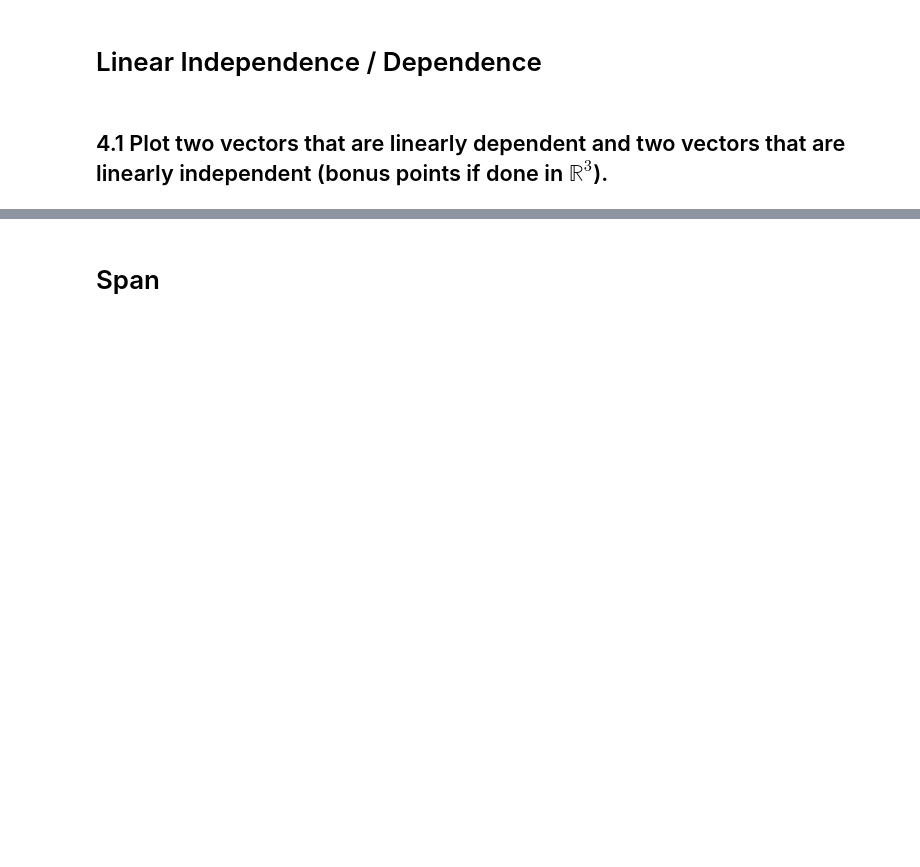
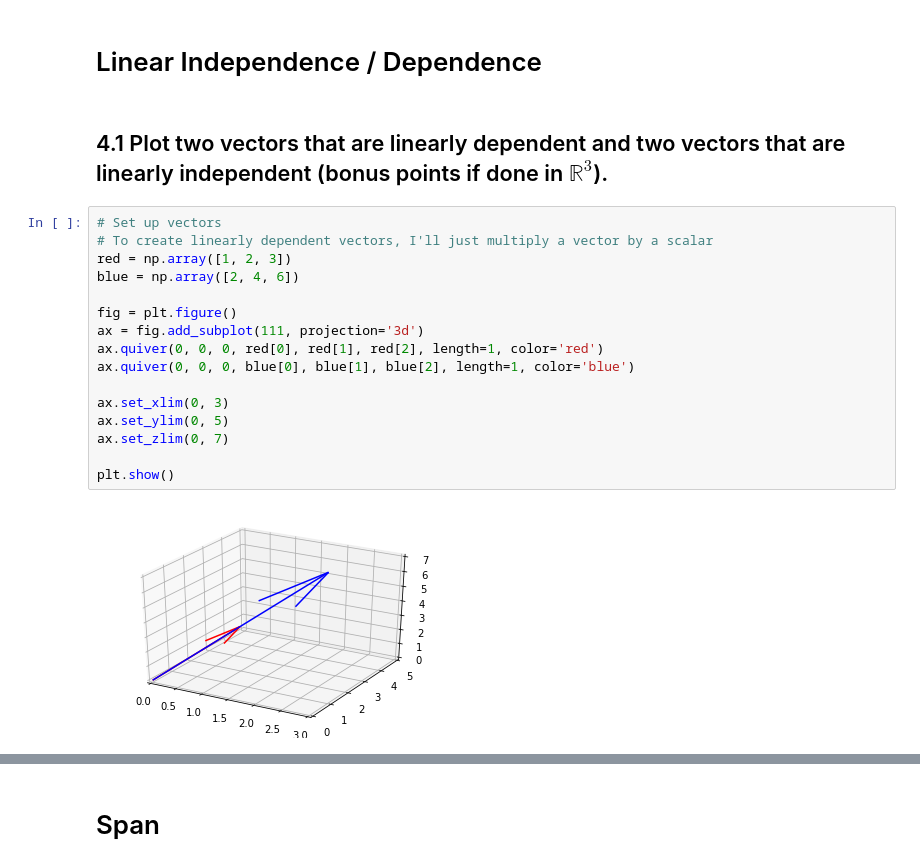
Before and after one commit to ericaburdett/DS-Unit-1-Sprint-3-Linear-Algebra, a Jupyter notebook: module2-intermediate-linear-algebra/132_Intermediate_Linear_Algebra_Assignment.ipynb, the cells around one changed output, grey strips where cells are left out. Cells and saved outputs as stored; diff of their text form; blank space fills up the shorter version.

```diff
--- a/module2-intermediate-linear-algebra/132_Intermediate_Linear_Algebra_Assignment.ipynb
+++ b/module2-intermediate-linear-algebra/132_Intermediate_Linear_Algebra_Assignment.ipynb
@@ -287,3 +304,21 @@ f = \begin{bmatrix} 4 & 12 & 11 & 9 & 2 \end{bmatrix}
 # Linear Independence / Dependence
 # %% [markdown]
 ## 4.1 Plot two vectors that are linearly dependent and two vectors that are linearly independent (bonus points if done in $\mathbb{R}^3$).
+# %%
+# Set up vectors
+# To create linearly dependent vectors, I'll just multiply a vector by a scalar
+red = np.array([1, 2, 3])
+blue = np.array([2, 4, 6])
+
+fig = plt.figure()
+ax = fig.add_subplot(111, projection='3d')
+ax.quiver(0, 0, 0, red[0], red[1], red[2], length=1, color='red')
+ax.quiver(0, 0, 0, blue[0], blue[1], blue[2], length=1, color='blue')
+
+ax.set_xlim(0, 3)
+ax.set_ylim(0, 5)
+ax.set_zlim(0, 7)
+
+plt.show()
+# %% [output]
+[figure, added]
```
Also changed, not shown: parts of 18 cells of this notebook.
